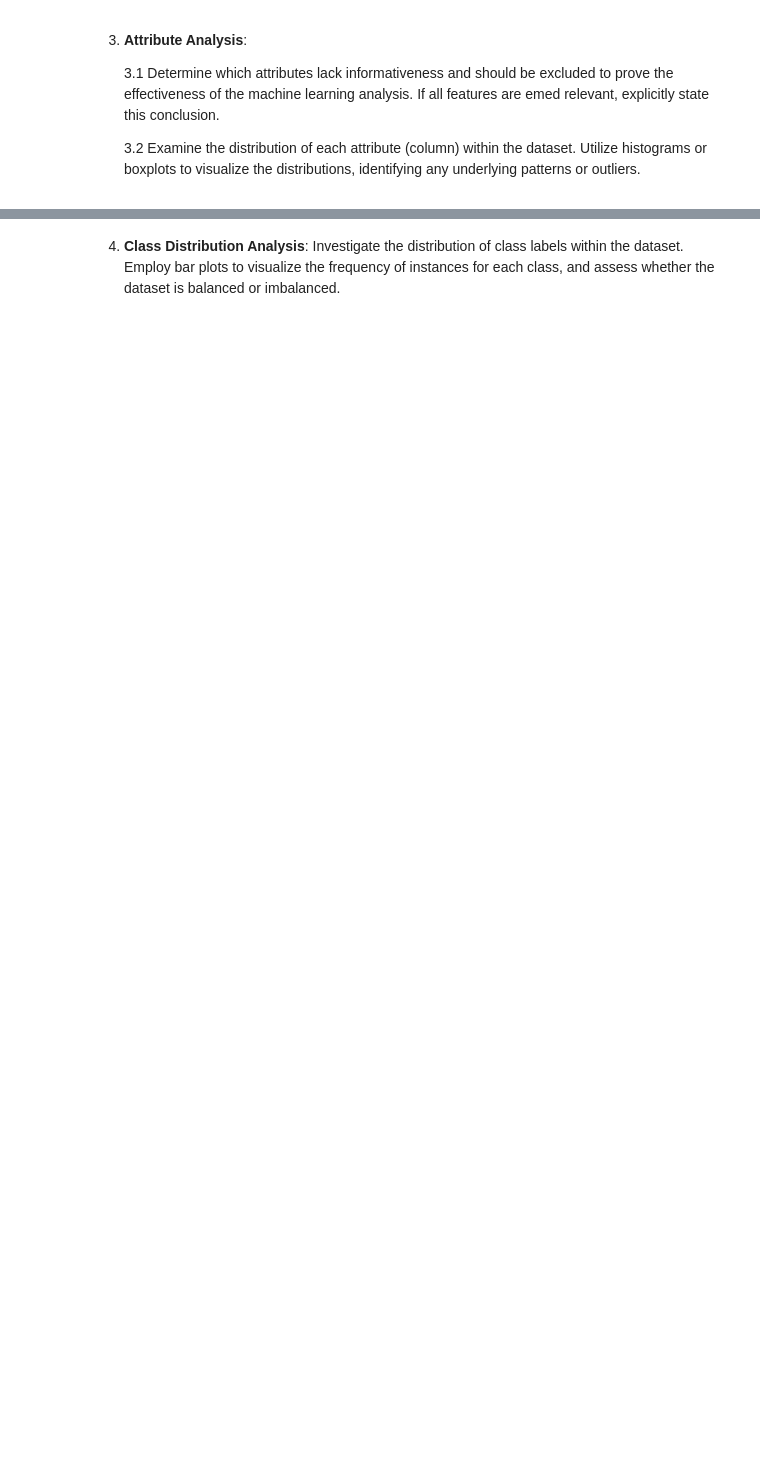
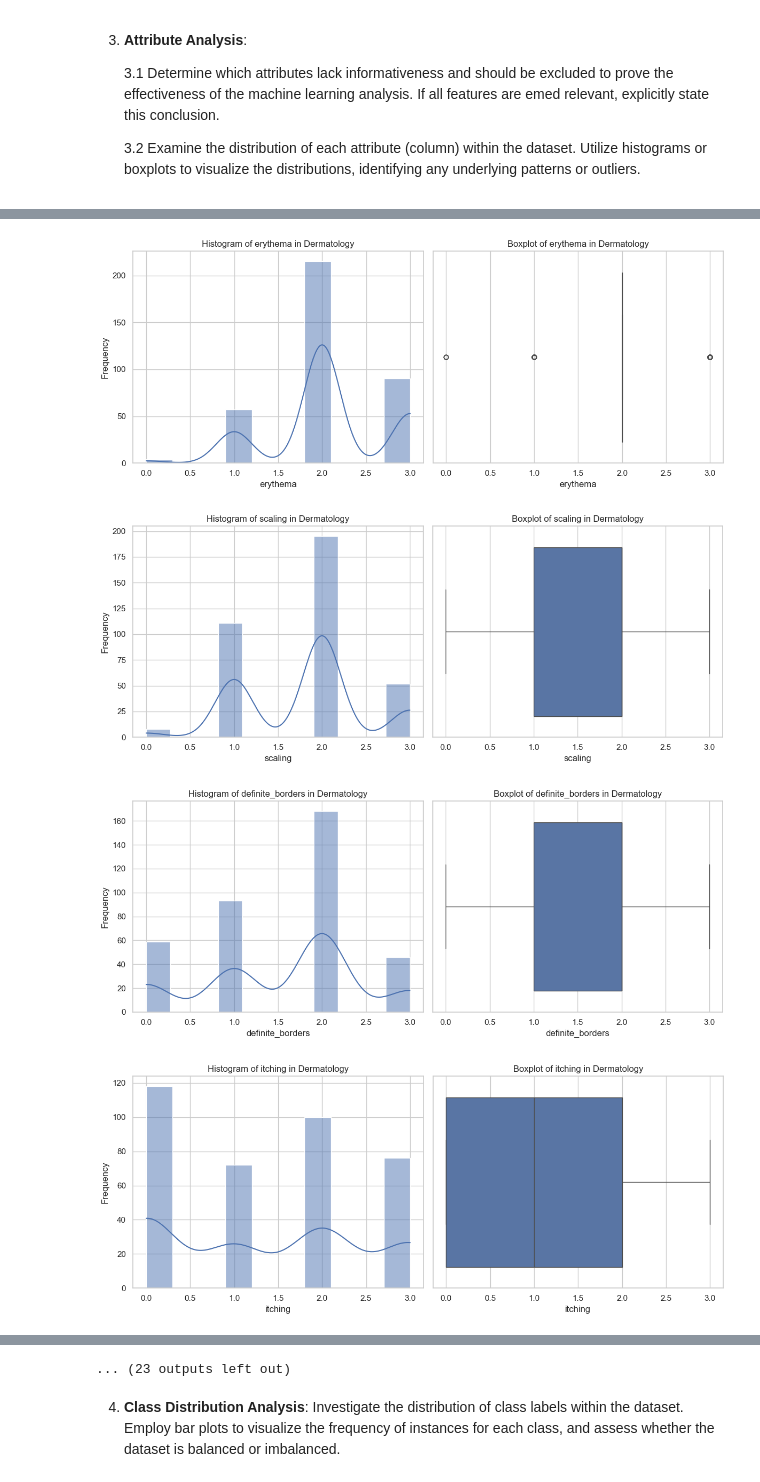
Before and after one commit to nalank1/CSI4106, a Jupyter notebook: A1/CSI4106_A1_Template.ipynb, the cells around one changed output, grey strips where cells are left out. Drawn from its saved outputs; the diff is of its cells as text; code cells hidden in the pictures; blank space fills up the shorter version.

```diff
--- a/A1/CSI4106_A1_Template.ipynb
+++ b/A1/CSI4106_A1_Template.ipynb
@@ -50,0 +111,19 @@ The following are the questions for Assignment 1. Under each question, we have p
+# %%
+# 1.1 Missing Values for Dermatology
+
+for i, dataset in enumerate([dataset1, dataset2, dataset3, dataset4, dataset5, dataset6, dataset7]):
+  print(f"Dataset {i+1}:")
+  missing_values = dataset.isnull().sum()
+  print(missing_values)
+  print("\n")
+  dataset.replace(['?', '', '____'], pd.NA, inplace=True)
+  missing_values = dataset.isnull().sum()
+  print("Missing values for each attribute after replacing '?' with NA: ")
+  print(missing_values)
+
+
+  print("\n")
+  rows_with_missing_values = dataset[dataset.isnull().any(axis=1)]
+  print("Rows with missing values: ")
+  print(rows_with_missing_values)
+  print("\n")
@@ -64,0 +377,32 @@ The following are the questions for Assignment 1. Under each question, we have p
+# %%
+sns.set(style="whitegrid")
+
+def visualize_distributions(dataset, dataset_name):
+    numerical_columns = dataset.select_dtypes(include=['int64', 'float64','object']).columns
+
+    for column in numerical_columns:
+        plt.figure(figsize = (12, 5))
+
+        #histogram subplots - creates figure and grid of subplots with a single call
+        plt.subplot(1, 2, 1)
+        sns.histplot(dataset[column], kde=True)
+        plt.title(f'Histogram of {column} in {dataset_name}')
+        plt.xlabel(column)
+        plt.ylabel('Frequency')
+
+        plt.subplot(1, 2, 2)
+        sns.boxplot(x=dataset[column])
+        plt.title(f'Boxplot of {column} in {dataset_name}')
+        plt.xlabel(column)
+
+        plt.tight_layout()
+        plt.show()
+
+visualize_distributions(dataset2, "Dermatology")
+
+#age is out of order because we have taken whole dataset
+# %% [output]
+[figure, added]
+[figure, added]
+[figure, added]
+[figure, added]
@@ -65,2 +417,3 @@ The following are the questions for Assignment 1. Under each question, we have p
+... (23 outputs left out)
 # %% [markdown]
 4. **Class Distribution Analysis**: Investigate the distribution of class labels within the dataset. Employ bar plots to visualize the frequency of instances for each class, and assess whether the dataset is balanced or imbalanced.
```
Also changed, not shown: parts of 35 cells of this notebook.
